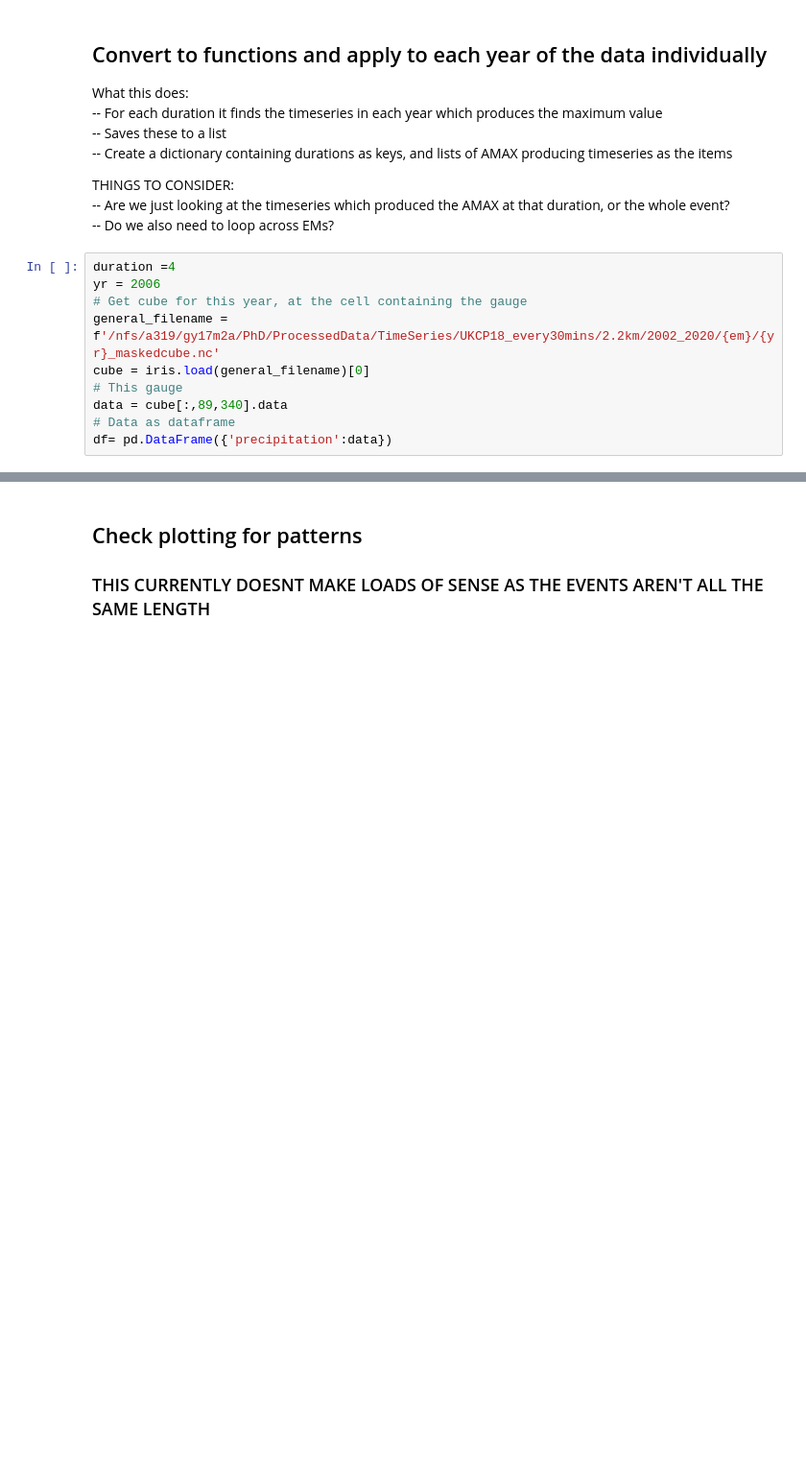
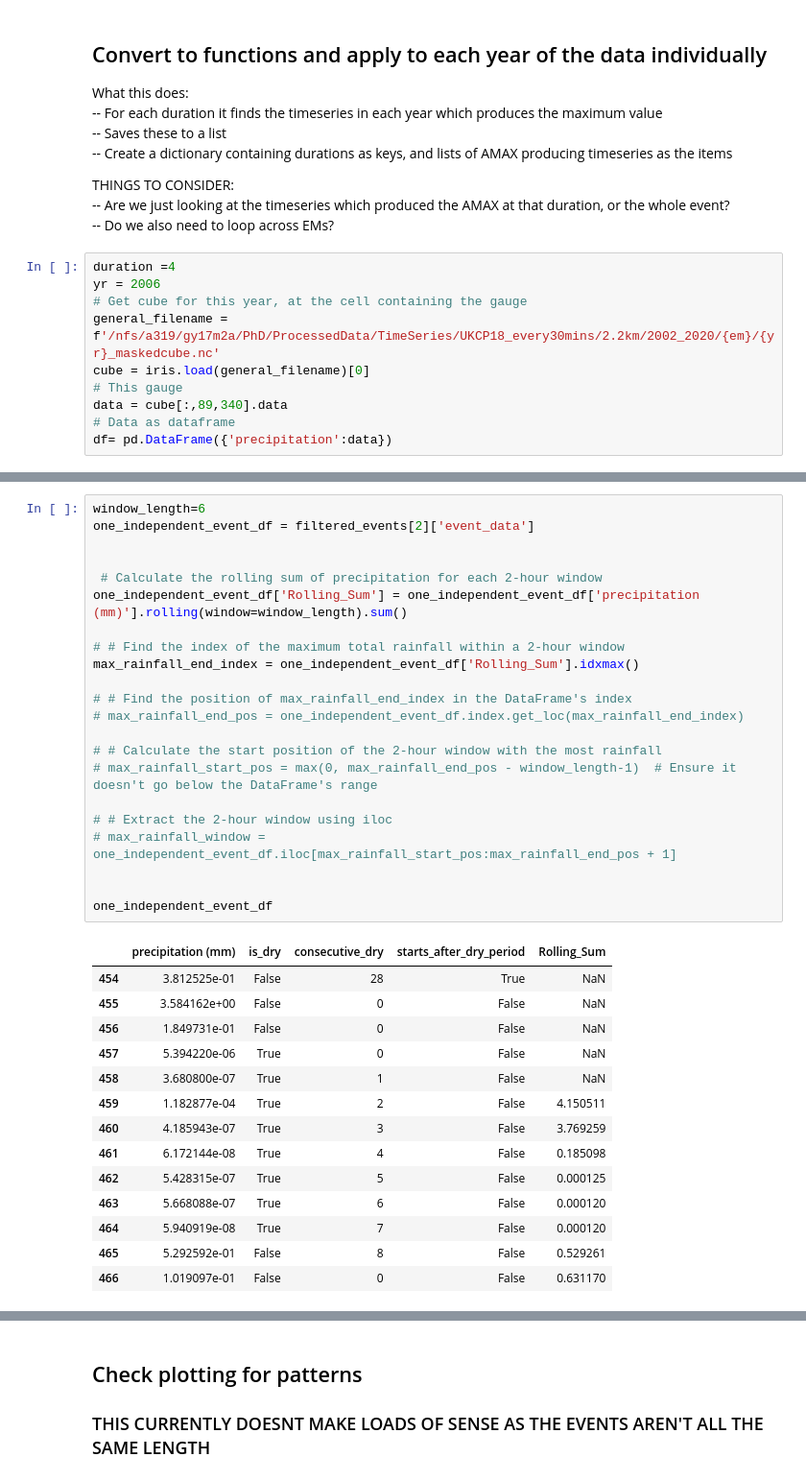
Before and after one commit to masher92/UKCP18, a Jupyter notebook: FindIndependentRainfallEvents/GaugeToGridCellMatching.ipynb, the cells around one changed output, grey strips where cells are left out. Shown at 96% size. Cells and saved outputs as stored; diff of their text form; blank space fills up the shorter version.

```diff
--- a/FindIndependentRainfallEvents/GaugeToGridCellMatching.ipynb
+++ b/FindIndependentRainfallEvents/GaugeToGridCellMatching.ipynb
@@ -473,2 +231,39 @@ max_df
+# %%
+window_length=6
+one_independent_event_df = filtered_events[2]['event_data']
+
+
+ # Calculate the rolling sum of precipitation for each 2-hour window
+one_independent_event_df['Rolling_Sum'] = one_independent_event_df['precipitation (mm)'].rolling(window=window_length).sum()
+
+# # Find the index of the maximum total rainfall within a 2-hour window
+max_rainfall_end_index = one_independent_event_df['Rolling_Sum'].idxmax()
+
+# # Find the position of max_rainfall_end_index in the DataFrame's index
+# max_rainfall_end_pos = one_independent_event_df.index.get_loc(max_rainfall_end_index)
+
+# # Calculate the start position of the 2-hour window with the most rainfall
+# max_rainfall_start_pos = max(0, max_rainfall_end_pos - window_length-1)  # Ensure it doesn't go below the DataFrame's range
+
+# # Extract the 2-hour window using iloc
+# max_rainfall_window = one_independent_event_df.iloc[max_rainfall_start_pos:max_rainfall_end_pos + 1]
+
+
+one_independent_event_df
+# %% [output]
+|  | precipitation (mm) | is_dry | consecutive_dry | starts_after_dry_period | Rolling_Sum |
+| 454 | 3.812525e-01 | False | 28 | True | NaN |
+| 455 | 3.584162e+00 | False | 0 | False | NaN |
+| 456 | 1.849731e-01 | False | 0 | False | NaN |
+| 457 | 5.394220e-06 | True | 0 | False | NaN |
+| 458 | 3.680800e-07 | True | 1 | False | NaN |
+| 459 | 1.182877e-04 | True | 2 | False | 4.150511 |
+| 460 | 4.185943e-07 | True | 3 | False | 3.769259 |
+| 461 | 6.172144e-08 | True | 4 | False | 0.185098 |
+| 462 | 5.428315e-07 | True | 5 | False | 0.000125 |
+| 463 | 5.668088e-07 | True | 6 | False | 0.000120 |
+| 464 | 5.940919e-08 | True | 7 | False | 0.000120 |
+| 465 | 5.292592e-01 | False | 8 | False | 0.529261 |
+| 466 | 1.019097e-01 | False | 0 | False | 0.631170 |
 # %%
 # Dictionary to store results for all different durations
```
Also changed, not shown: parts of 8 cells of this notebook, 20 other files.
